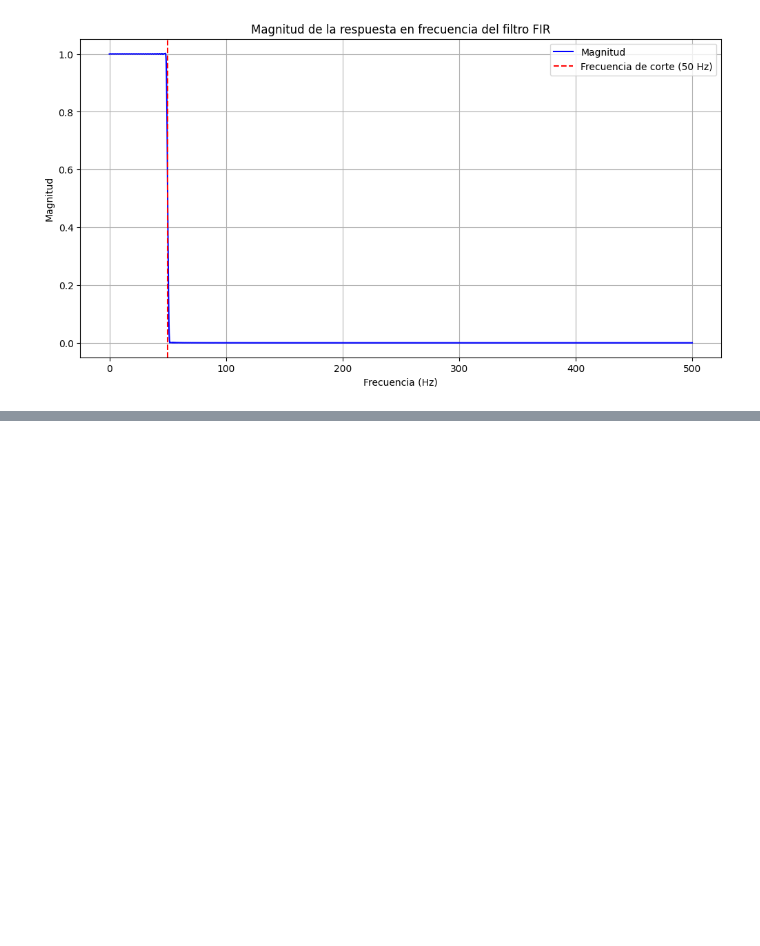
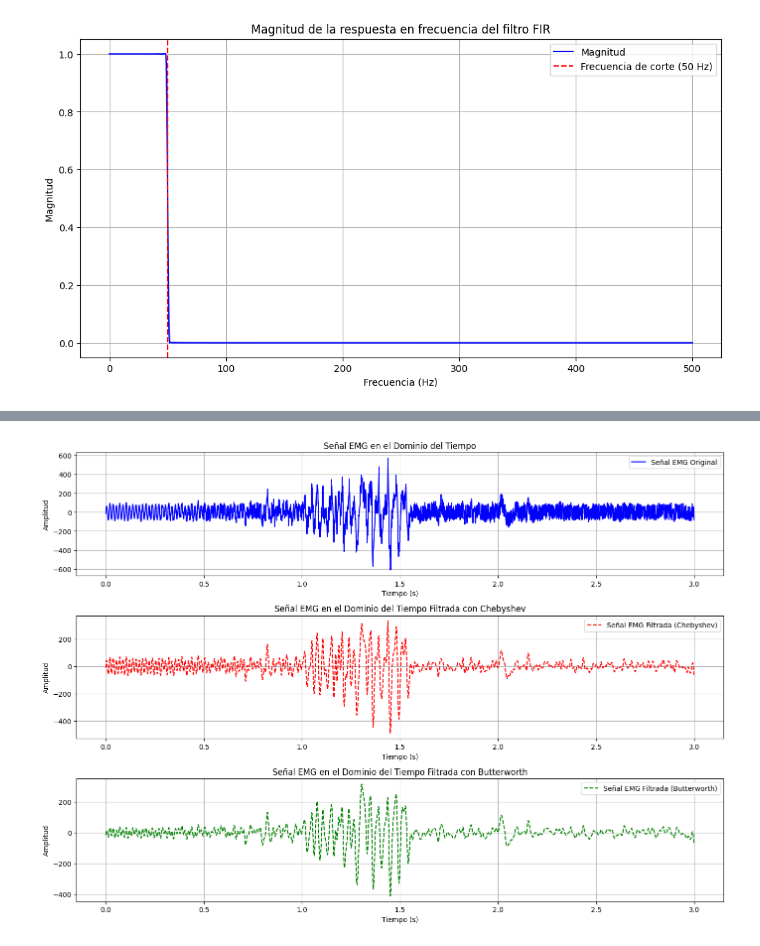
Before and after one commit to May3012/LAB4_PDS, a Jupyter notebook: tarea_asincrona_20210548.ipynb, the cells around one changed output, grey strips where cells are left out. Cells and saved outputs as stored; diff of their text form; code cells hidden in the pictures; blank space fills up the shorter version.

```diff
--- a/tarea_asincrona_20210548.ipynb
+++ b/tarea_asincrona_20210548.ipynb
@@ -111,0 +345,81 @@ plt.show()
+# %%
+import numpy as np
+import matplotlib.pyplot as plt
+from scipy import signal
+
+# Se carga la señal EMG
+emg_signal = np.load('EMG_raw.npy')
+
+# Parámetros de la señal y filtros
+sampling_rate = 1000  # Frecuencia de muestreo en Hz
+fc = 50               # Frecuencia de corte en Hz
+order = 2             # Orden del filtro
+
+# Vector de tiempo
+time = np.arange(len(emg_signal)) / sampling_rate
+
+# Diseño del filtro Chebyshev tipo I en el dominio z
+nyquist = sampling_rate / 2
+normalized_cutoff = fc / nyquist
+b_cheby, a_cheby = signal.cheby1(order, 0.5, normalized_cutoff, btype='low', analog=False)
+
+# Aplicación del filtro Chebyshev a la señal EMG
+emg_filtered_cheby = signal.filtfilt(b_cheby, a_cheby, emg_signal)
+
+# Diseño del filtro Butterworth en el dominio z
+b_butter, a_butter = signal.butter(order, normalized_cutoff, btype='low', analog=False)
+
+# Aplicación del filtro Butterworth a la señal EMG
+emg_filtered_butter = signal.filtfilt(b_butter, a_butter, emg_signal)
+
+# Respuesta en frecuencia de la señal original y las señales filtradas
+frequencies, emg_spectrum = signal.welch(emg_signal, sampling_rate, nperseg=1024)
+_, cheby_spectrum = signal.welch(emg_filtered_cheby, sampling_rate, nperseg=1024)
+_, butter_spectrum = signal.welch(emg_filtered_butter, sampling_rate, nperseg=1024)
+
+# Gráficas en el dominio del tiempo y la frecuencia
+plt.figure(figsize=(14, 10))
+
+# Señal EMG original en el dominio del tiempo
+plt.subplot(3, 1, 1)
+plt.plot(time, emg_signal, label="Señal EMG Original", color='blue')
+plt.title("Señal EMG en el Dominio del Tiempo")
+plt.xlabel("Tiempo (s)")
+plt.ylabel("Amplitud")
+plt.legend()
+plt.grid(True)
+
+# Señal EMG filtrada con Chebyshev en el dominio del tiempo
+plt.subplot(3, 1, 2)
+plt.plot(time, emg_filtered_cheby, label="Señal EMG Filtrada (Chebyshev)", color='red', linestyle='--')
+plt.title("Señal EMG en el Dominio del Tiempo Filtrada con Chebyshev")
+plt.xlabel("Tiempo (s)")
+plt.ylabel("Amplitud")
+plt.legend()
+plt.grid(True)
+
+# Señal EMG filtrada con Butterworth en el dominio del tiempo
+plt.subplot(3, 1, 3)
+plt.plot(time, emg_filtered_butter, label="Señal EMG Filtrada (Butterworth)", color='green', linestyle='--')
+plt.title("Señal EMG en el Dominio del Tiempo Filtrada con Butterworth")
+plt.xlabel("Tiempo (s)")
+plt.ylabel("Amplitud")
+plt.legend()
+plt.grid(True)
+
+plt.tight_layout()
+plt.show()
+
+# Gráfica de la magnitud en el dominio de la frecuencia
+plt.figure(figsize=(10, 6))
+plt.semilogy(frequencies, emg_spectrum, label="Señal EMG Original", color='blue')
+plt.semilogy(frequencies, cheby_spectrum, label="EMG Filtrada (Chebyshev)", color='red', linestyle='--')
+plt.semilogy(frequencies, butter_spectrum, label="EMG Filtrada (Butterworth)", color='green', linestyle='--')
+plt.title("Magnitud de la Respuesta en Frecuencia")
+plt.xlabel("Frecuencia (Hz)")
+plt.ylabel("Magnitud")
+plt.legend()
+plt.grid(True)
+plt.show()
+# %% [output]
+[figure, added]
```
Also changed, not shown: parts of 11 cells of this notebook.
